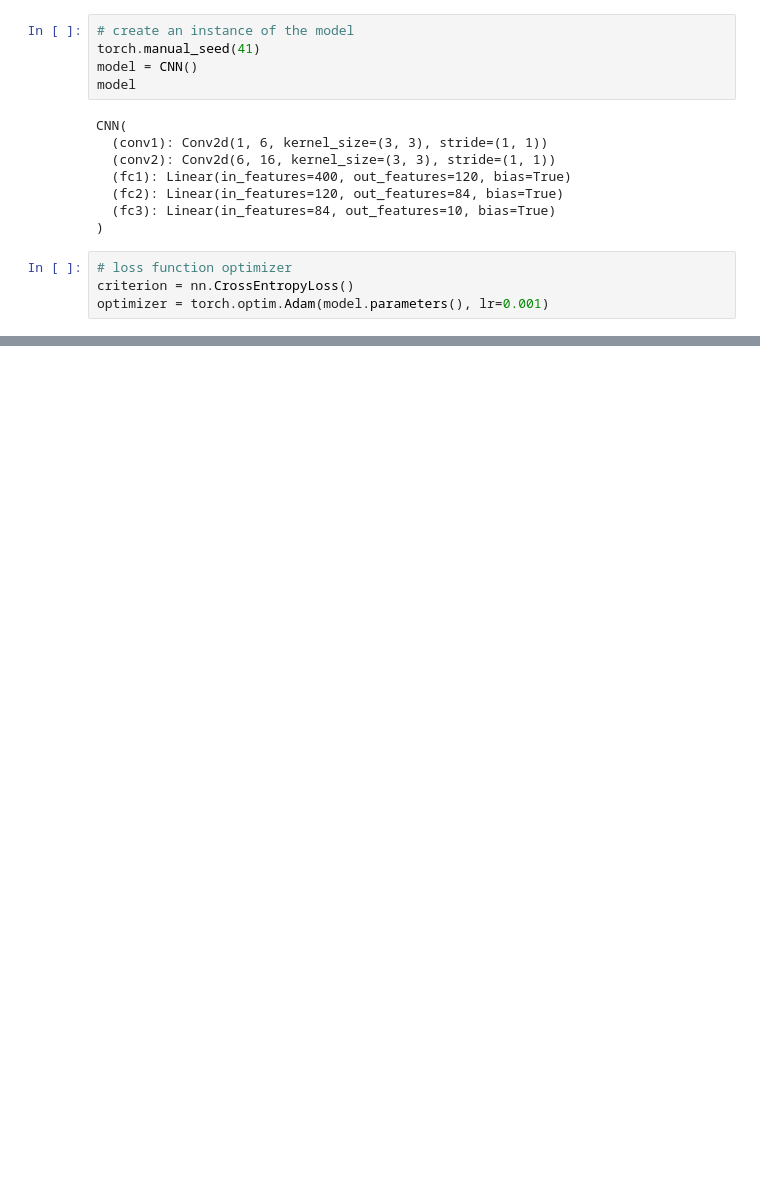
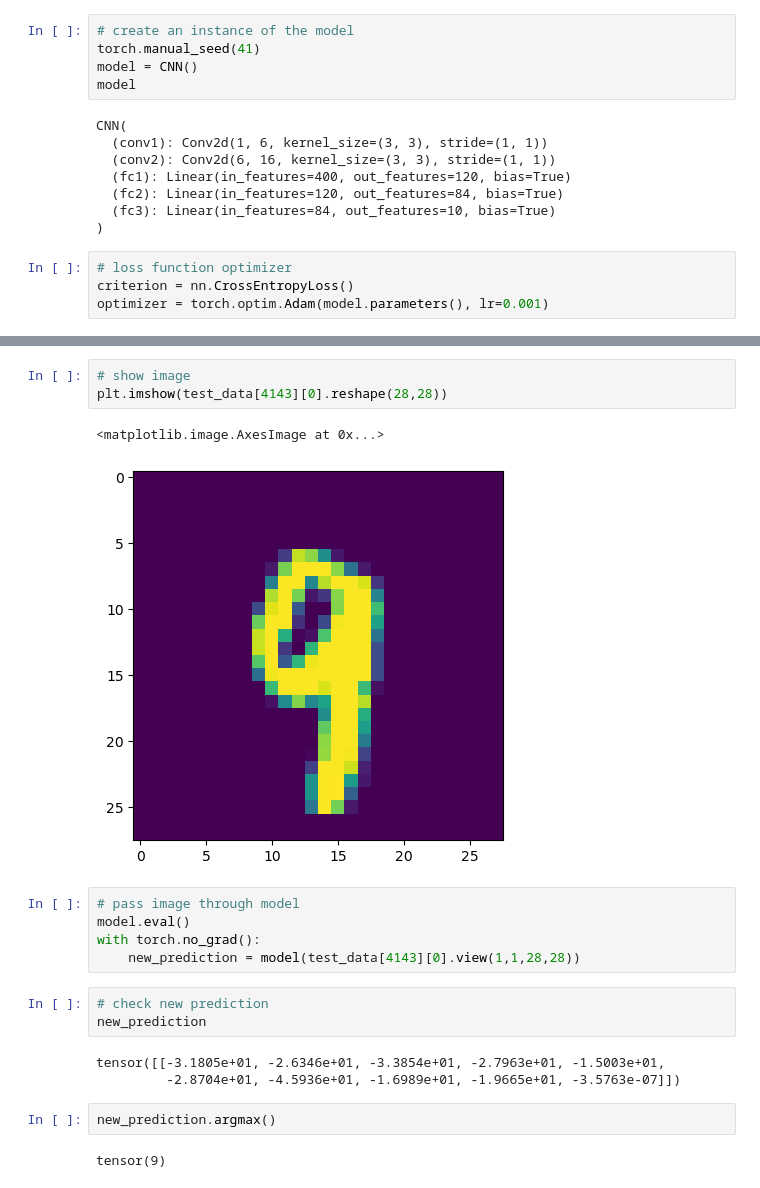
Before and after one commit to stevohuncho/Torch-NNs, a Jupyter notebook: basic-torch-cnn.ipynb, the cells around one changed output, grey strips where cells are left out. Cells and saved outputs as stored; diff of their text form; blank space fills up the shorter version.

```diff
--- a/basic-torch-cnn.ipynb
+++ b/basic-torch-cnn.ipynb
@@ -179,0 +273,21 @@ RuntimeError: mat1 and mat2 shapes cannot be multiplied (80x5 and 84x10)
+# %%
+# show image
+plt.imshow(test_data[4143][0].reshape(28,28))
+# %% [output]
+<matplotlib.image.AxesImage at 0x...>
+[figure, added]
+# %%
+# pass image through model
+model.eval()
+with torch.no_grad():
+    new_prediction = model(test_data[4143][0].view(1,1,28,28))
+# %%
+# check new prediction
+new_prediction
+# %% [output]
+tensor([[-3.1805e+01, -2.6346e+01, -3.3854e+01, -2.7963e+01, -1.5003e+01,
+         -2.8704e+01, -4.5936e+01, -1.6989e+01, -1.9665e+01, -3.5763e-07]])
+# %%
+new_prediction.argmax()
+# %% [output]
+tensor(9)
```
Also changed, not shown: parts of 10 cells of this notebook.
